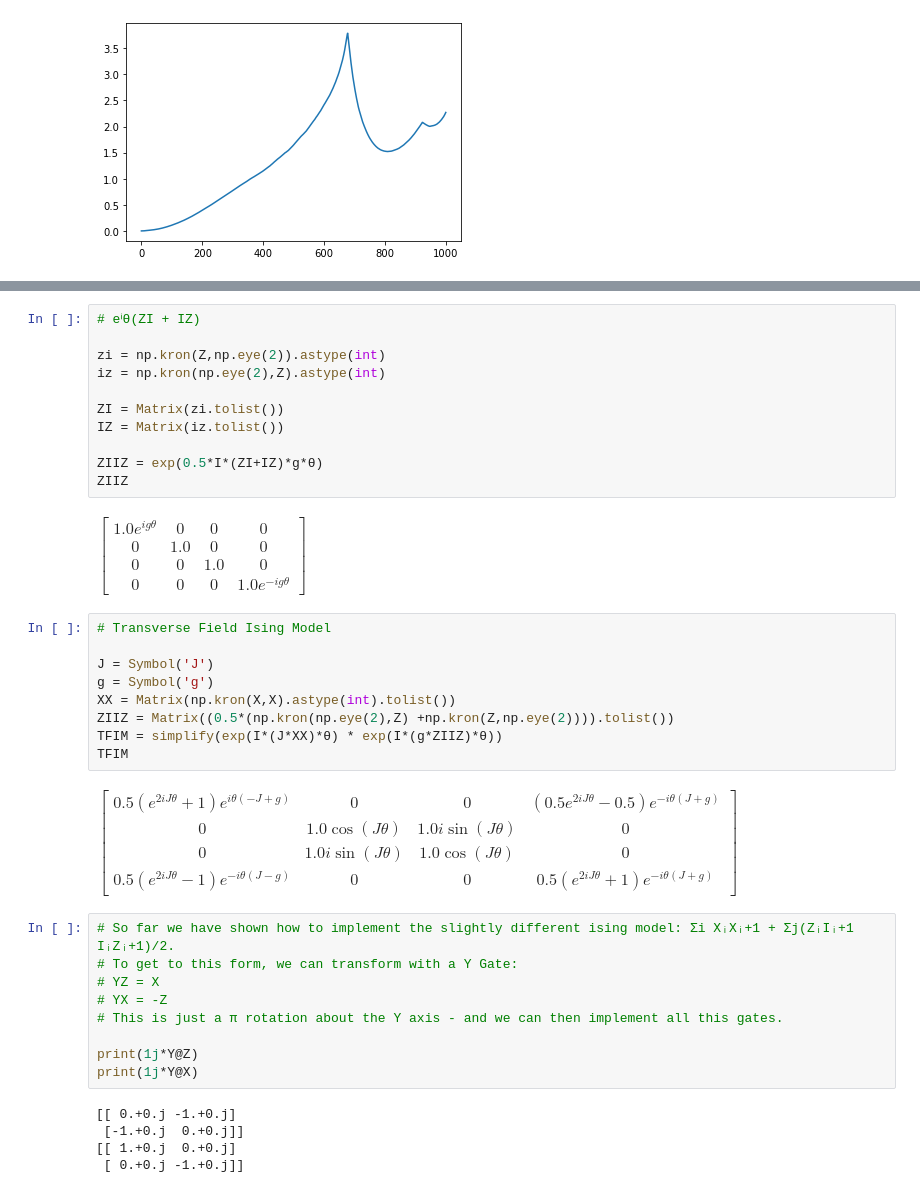
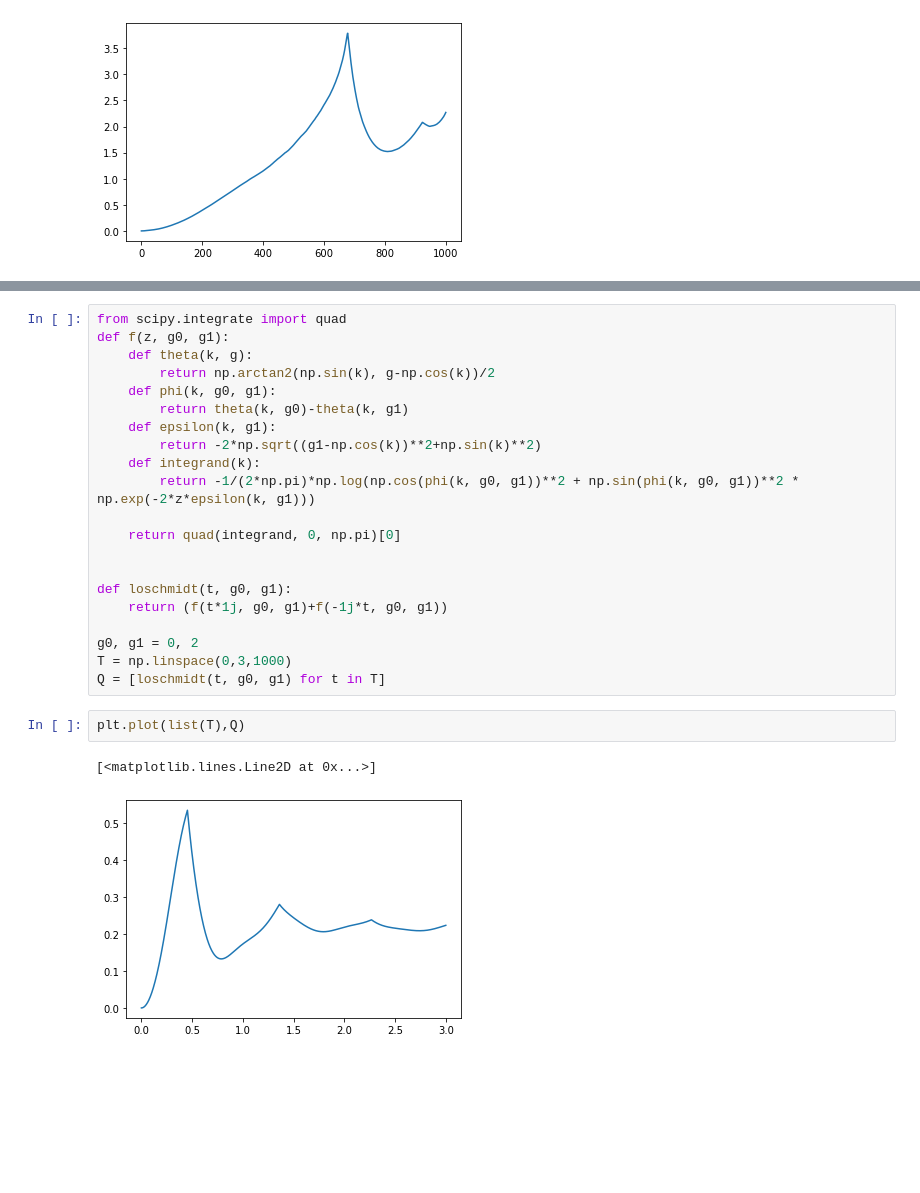
Before and after one commit to fergusfinn/qmps, a Jupyter notebook: new_tdvp/xmpsBrixkwall.ipynb, the cells around one changed output, grey strips where cells are left out. Saved outputs shown, nothing was run; the diff lists cells and outputs as text; blank space fills up the shorter version.

```diff
--- a/new_tdvp/xmpsBrixkwall.ipynb
+++ b/new_tdvp/xmpsBrixkwall.ipynb
@@ -645,38 +535,26 @@ $\displaystyle \left[\begin{matrix}1.0 e^{1.0 i g θ} & 0 & 0 & 0\\0 & 1.0 & 0 &
-# %%
-# eⁱθ(ZI + IZ)
-
-zi = np.kron(Z,np.eye(2)).astype(int)
-iz = np.kron(np.eye(2),Z).astype(int)
-
-ZI = Matrix(zi.tolist())
-IZ = Matrix(iz.tolist())
-
-ZIIZ = exp(0.5*I*(ZI+IZ)*g*θ)
-ZIIZ
-# %% [output]
-$\displaystyle \left[\begin{matrix}1.0 e^{i g θ} & 0 & 0 & 0\\0 & 1.0 & 0 & 0\\0 & 0 & 1.0 & 0\\0 & 0 & 0 & 1.0 e^{- i g θ}\end{matrix}\right]$
-# %%
-# Transverse Field Ising Model
-
-J = Symbol('J')
-g = Symbol('g')
-XX = Matrix(np.kron(X,X).astype(int).tolist())
-ZIIZ = Matrix((0.5*(np.kron(np.eye(2),Z) +np.kron(Z,np.eye(2)))).tolist())
-TFIM = simplify(exp(I*(J*XX)*θ) * exp(I*(g*ZIIZ)*θ))
-TFIM
-# %% [output]
-$\displaystyle \left[\begin{matrix}0.5 \left(e^{2 i J θ} + 1\right) e^{i θ \left(- J + g\right)} & 0 & 0 & \left(0.5 e^{2 i J θ} - 0.5\right) e^{- i θ \left(J + g\right)}\\0 & 1.0 \cos{\left(J θ \right)} & 1.0 i \sin{\left(J θ \right)} & 0\\0 & 1.0 i \sin{\left(J θ \right)} & 1.0 \cos{\left(J θ \right)} & 0\\0.5 \left(e^{2 i J θ} - 1\right) e^{- i θ \left(J - g\right)} & 0 & 0 & 0.5 \left(e^{2 i J θ} + 1\right) e^{- i θ \left(J + g\right)}\end{matrix}\right]$
-# %%
-# So far we have shown how to implement the slightly different ising model: Σi XᵢXᵢ+1 + Σj(ZᵢIᵢ+1 IᵢZᵢ+1)/2.
-# To get to this form, we can transform with a Y Gate:
-# YZ = X
-# YX = -Z
-# This is just a π rotation about the Y axis - and we can then implement all this gates.
-
-print(1j*Y@Z)
-print(1j*Y@X)
-# %% [output]
-[[ 0.+0.j -1.+0.j]
- [-1.+0.j  0.+0.j]]
-[[ 1.+0.j  0.+0.j]
- [ 0.+0.j -1.+0.j]]
+# %%
+from scipy.integrate import quad
+def f(z, g0, g1):
+    def theta(k, g):
+        return np.arctan2(np.sin(k), g-np.cos(k))/2
+    def phi(k, g0, g1):
+        return theta(k, g0)-theta(k, g1)
+    def epsilon(k, g1):
+        return -2*np.sqrt((g1-np.cos(k))**2+np.sin(k)**2)
+    def integrand(k):
+        return -1/(2*np.pi)*np.log(np.cos(phi(k, g0, g1))**2 + np.sin(phi(k, g0, g1))**2 * np.exp(-2*z*epsilon(k, g1)))
+
+    return quad(integrand, 0, np.pi)[0]
+
+
+def loschmidt(t, g0, g1):
+    return (f(t*1j, g0, g1)+f(-1j*t, g0, g1))
+
+g0, g1 = 0, 2
+T = np.linspace(0,3,1000)
+Q = [loschmidt(t, g0, g1) for t in T]
+# %%
+plt.plot(list(T),Q)
+# %% [output]
+[<matplotlib.lines.Line2D at 0x...>]
+[figure, added]
```
Also changed, not shown: parts of 11 cells of this notebook.
